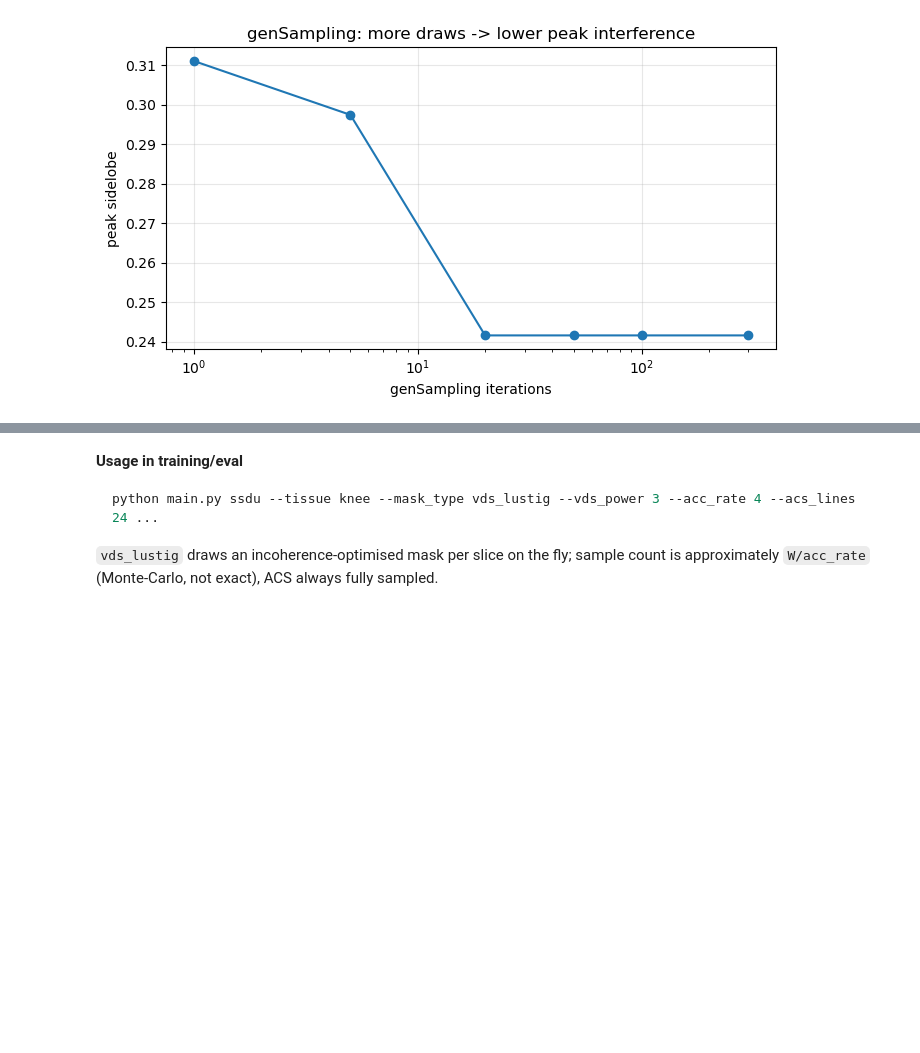
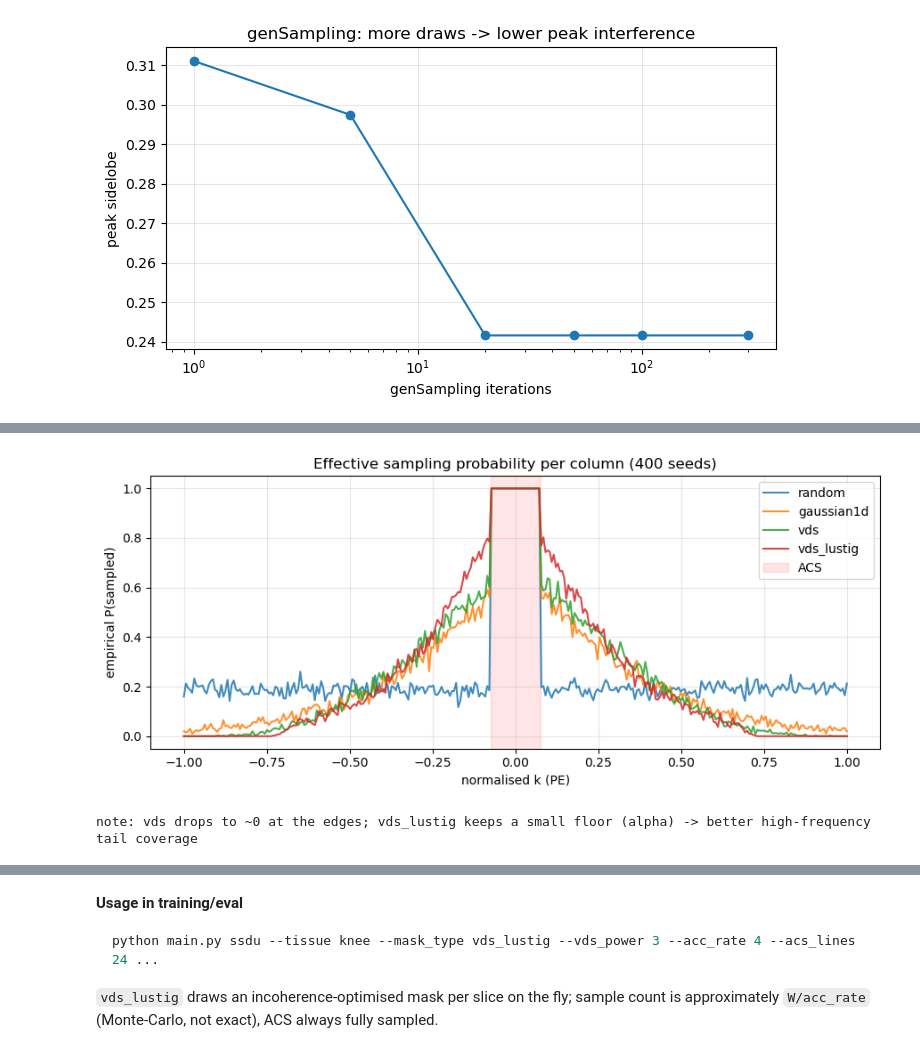
Before and after one commit to sonwonjun103/MRIreconstruction, a Jupyter notebook: vds_mask.ipynb, the cells around one changed output, grey strips where cells are left out. Drawn from its saved outputs; the diff is of its cells as text; code cells hidden in the pictures; blank space fills up the shorter version.

```diff
--- a/vds_mask.ipynb
+++ b/vds_mask.ipynb
@@ -130,0 +145,22 @@ mean peak sidelobe   vds=0.4927   vds_lustig=0.2513   (49% lower)
+# %%
+# (a) empirical P(sampled) per phase-encode column, averaged over many seeds
+def empirical_prob(mt, seeds=400, power=3.0):
+    acc = np.zeros(W)
+    for s in range(seeds):
+        acc += undersampling_mask((1, W), ACC, ACS, mt,
+                                  np.random.default_rng(s), power)[0]
+    return acc / seeds
+
+ksn = np.linspace(-1, 1, W)
+plt.figure(figsize=(9,4))
+for mt in ['random', 'gaussian1d', 'vds', 'vds_lustig']:
+    plt.plot(ksn, empirical_prob(mt), label=mt, alpha=0.85)
+plt.axvspan(-ACS/W, ACS/W, color='red', alpha=0.10, label='ACS')
+plt.xlabel('normalised k (PE)'); plt.ylabel('empirical P(sampled)')
+plt.title('Effective sampling probability per column (400 seeds)')
+plt.legend(); plt.grid(alpha=0.3); plt.tight_layout(); plt.show()
+print('note: vds drops to ~0 at the edges; vds_lustig keeps a small floor (alpha) '
+      '-> better high-frequency tail coverage')
+# %% [output]
+[figure, added]
+note: vds drops to ~0 at the edges; vds_lustig keeps a small floor (alpha) -> better high-frequency tail coverage
```
Also changed, not shown: parts of 3 cells of this notebook.
